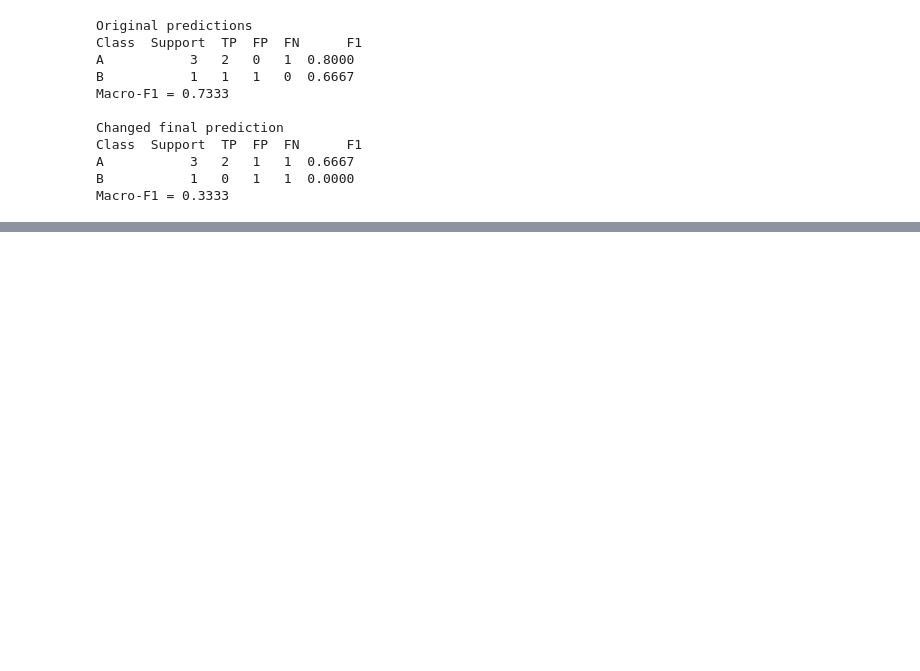
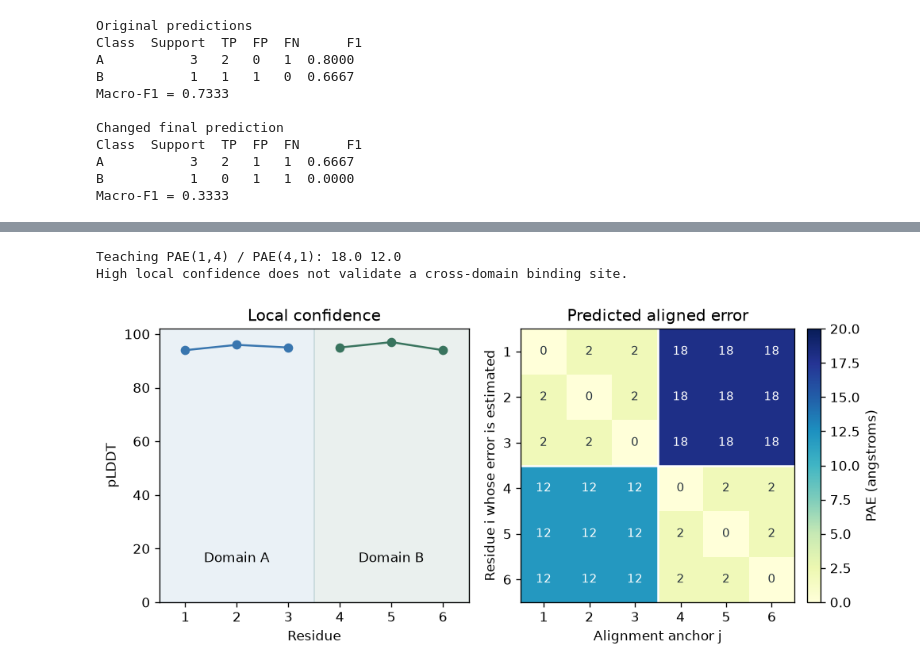
Before and after one commit to jrterven/transformers-book, a Jupyter notebook: solutions/ch29_protein/python-solutions.ipynb, the cells around one changed output, grey strips where cells are left out. Drawn from its saved outputs; the diff is of its cells as text; code cells hidden in the pictures; blank space fills up the shorter version.

```diff
--- a/solutions/ch29_protein/python-solutions.ipynb
+++ b/solutions/ch29_protein/python-solutions.ipynb
@@ -330,0 +706,35 @@ Macro-F1 = 0.3333
+# %%
+plddt = np.array([94, 96, 95, 95, 97, 94])
+pae = np.full((6, 6), 2.0)
+pae[:3, 3:] = 18
+pae[3:, :3] = 12
+np.fill_diagonal(pae, 0)
+assert (pae[0, 3], pae[3, 0]) == (18, 12)
+assert not np.array_equal(pae, pae.T)
+fig, (ax, bx) = plt.subplots(1, 2, figsize=(8.2, 3.6), layout="constrained")
+ax.axvspan(.5, 3.5, color="#3976AF", alpha=.1)
+ax.axvspan(3.5, 6.5, color="#39745E", alpha=.1)
+ax.plot(range(1, 4), plddt[:3], "o-", color="#3976AF")
+ax.plot(range(4, 7), plddt[3:], "o-", color="#39745E")
+ax.text(2, 15, "Domain A", ha="center")
+ax.text(5, 15, "Domain B", ha="center")
+ax.set(xlim=(.5, 6.5), ylim=(0, 102), xticks=range(1, 7),
+       xlabel="Residue", ylabel="pLDDT", title="Local confidence")
+im = bx.imshow(pae, vmin=0, vmax=20, cmap="YlGnBu")
+bx.axhline(2.5, color="white"); bx.axvline(2.5, color="white")
+bx.set_xticks(range(6), range(1, 7)); bx.set_yticks(range(6), range(1, 7))
+bx.set(xlabel="Alignment anchor j", ylabel="Residue i whose error is estimated",
+       title="Predicted aligned error")
+for i in range(6):
+    for j in range(6):
+        bx.text(j, i, f"{pae[i,j]:g}", ha="center", va="center",
+                color="white" if pae[i,j] >= 12 else "#26323D", fontsize=9)
+fig.colorbar(im, ax=bx, label="PAE (angstroms)", fraction=.046, pad=.04)
+display(fig)
+plt.close(fig)
+print("Teaching PAE(1,4) / PAE(4,1):", pae[0,3], pae[3,0])
+print("High local confidence does not validate a cross-domain binding site.")
+# %% [output]
+Teaching PAE(1,4) / PAE(4,1): 18.0 12.0
+High local confidence does not validate a cross-domain binding site.
+[figure, added]
```
Also changed, not shown: parts of 22 cells of this notebook, 9 other files.
